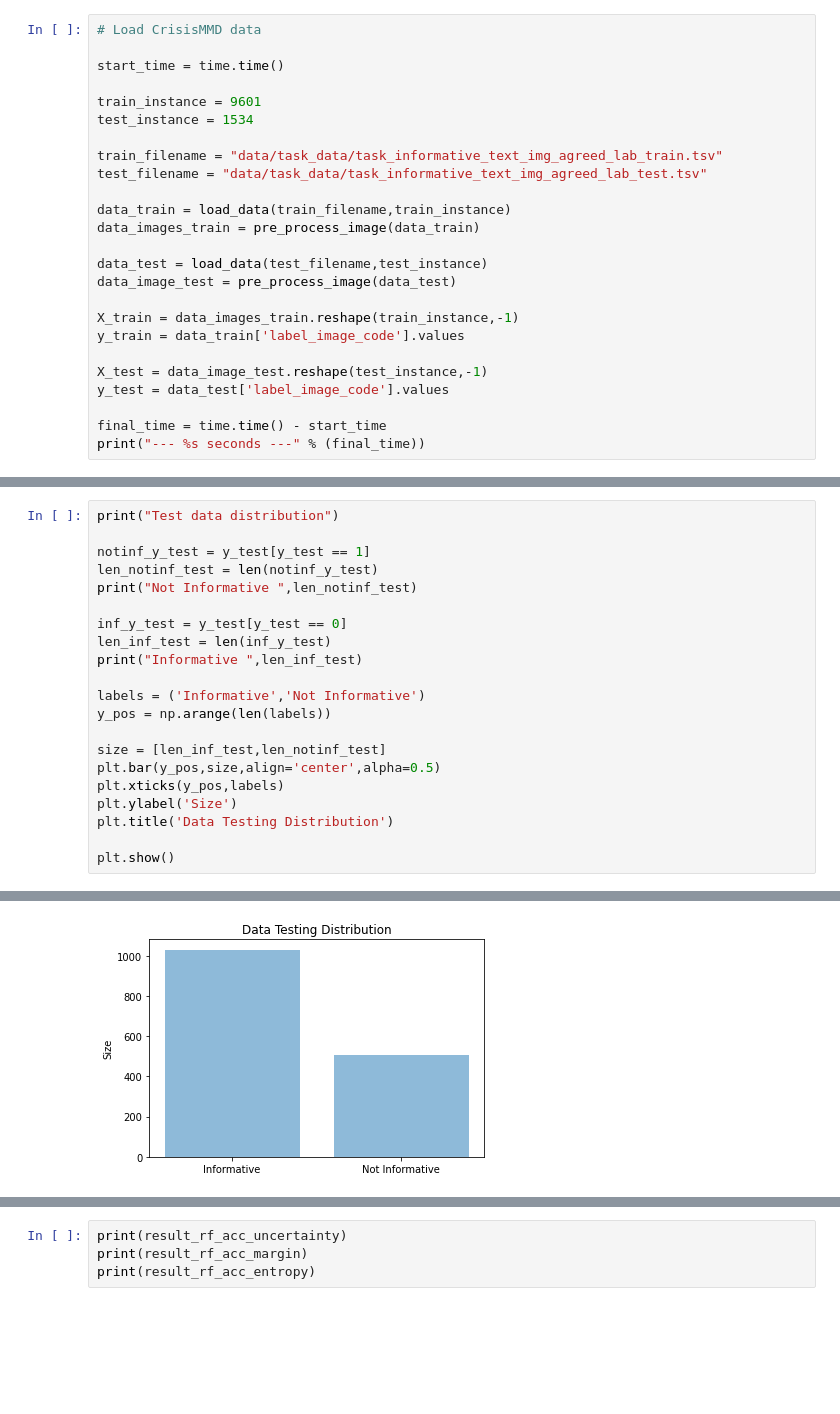
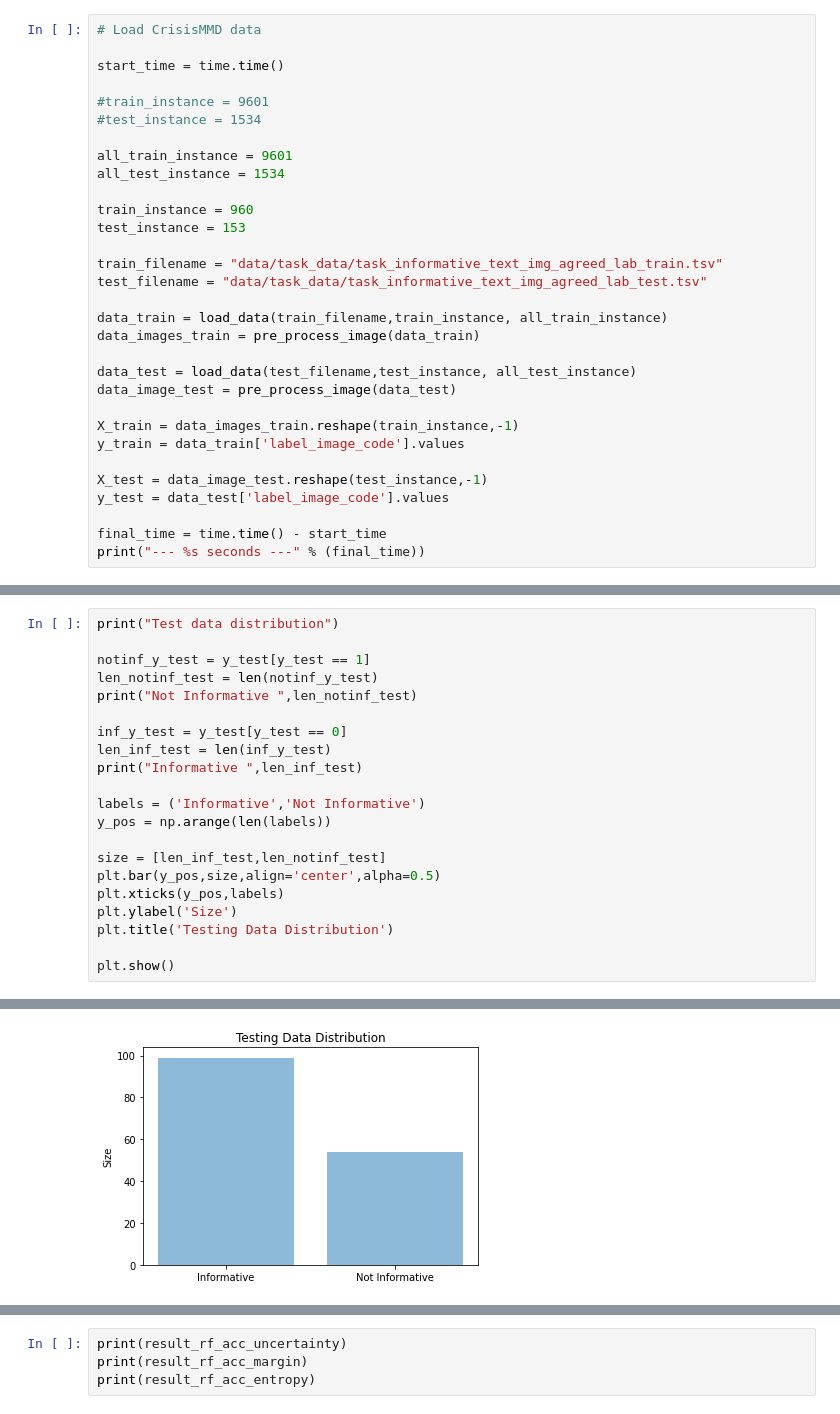
Before and after one commit to hafizbudi/active-learning, a Jupyter notebook: AL_with_CrisisMMD.ipynb, the cells around one changed output, grey strips where cells are left out. Drawn from its saved outputs; the diff is of its cells as text; blank space fills up the shorter version.

Commit message:
separate plot

```diff
--- a/AL_with_CrisisMMD.ipynb
+++ b/AL_with_CrisisMMD.ipynb
@@ -104,16 +229,22 @@ n_queries = 20
 
 start_time = time.time()
 
-train_instance = 9601
-test_instance = 1534
+#train_instance = 9601
+#test_instance = 1534
+
+all_train_instance = 9601
+all_test_instance = 1534
+
+train_instance = 960
+test_instance = 153
 
 train_filename = "data/task_data/task_informative_text_img_agreed_lab_train.tsv"
 test_filename = "data/task_data/task_informative_text_img_agreed_lab_test.tsv"
 
-data_train = load_data(train_filename,train_instance)
+data_train = load_data(train_filename,train_instance, all_train_instance)
 data_images_train = pre_process_image(data_train)
 
-data_test = load_data(test_filename,test_instance)
+data_test = load_data(test_filename,test_instance, all_test_instance)
 data_image_test = pre_process_image(data_test)
 
 X_train = data_images_train.reshape(train_instance,-1)
@@ -170,7 +301,7 @@ size = [len_inf_test,len_notinf_test]
 plt.bar(y_pos,size,align='center',alpha=0.5)
 plt.xticks(y_pos,labels)
 plt.ylabel('Size')
-plt.title('Data Testing Distribution')
+plt.title('Testing Data Distribution')
 
 plt.show()
 # %% [output]
@@ -180 +311 @@ Informative  1030
-[figure, old version]
+[figure, new version]
```
Also changed, not shown: parts of 23 cells of this notebook.
